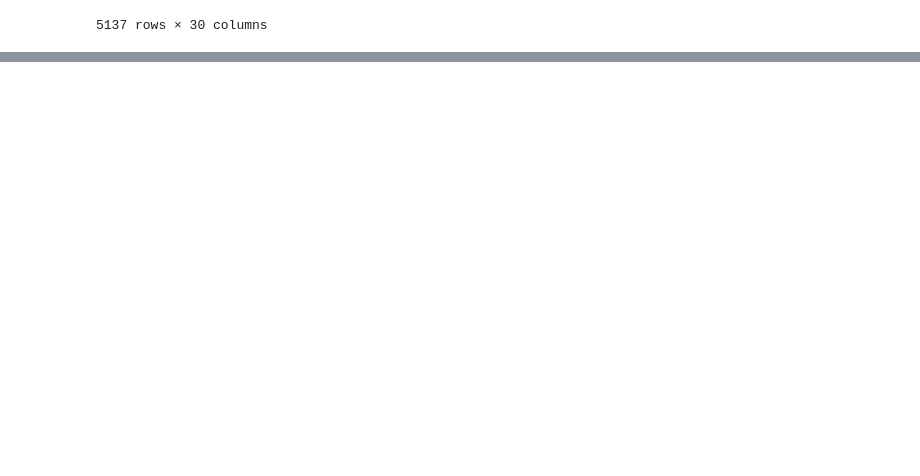
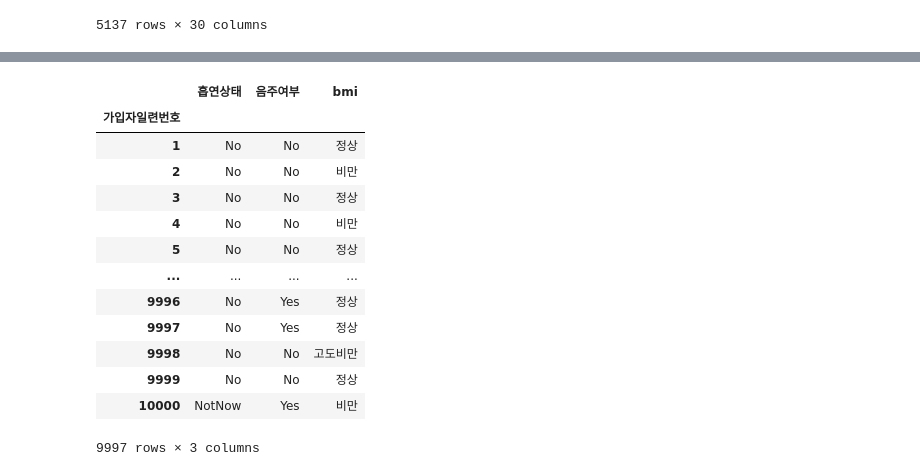
Before and after one commit to hurrayay/DataMining, a Jupyter notebook: health.ipynb, the cells around one changed output, grey strips where cells are left out. Cells and saved outputs as stored; diff of their text form; code cells hidden in the pictures; blank space fills up the shorter version.

```diff
--- a/health.ipynb
+++ b/health.ipynb
@@ -134 +145,28 @@ ValueError: The truth value of a Series is ambiguous. Use a.empty, a.bool(), a.i
+# %%
+df['bmi']='' #column에 bmi 추가 후 초기화
+healthy.loc[healthy['bmiset'] <18.5, 'bmi'] ='저체중'
+#loc문법 활용으로 bmiset이 18.5보다 작으면 bmi 열에 '정상' 으로 기록
+healthy.loc[(healthy['bmiset']>=18.5) & (healthy['bmiset']<23), 'bmi'] ='정상'
+#healthy['column'] 이 기본 형태이고 계산식이 두 개 이상이기에 ()을 각각 넣어준다.
+healthy.loc[(healthy['bmiset']>=23) & (healthy['bmiset']<25), 'bmi'] ='과체중'
+healthy.loc[(healthy['bmiset']>=25) & (healthy['bmiset']<30), 'bmi'] ='비만'
+healthy.loc[healthy['bmiset']>=30, 'bmi'] ='고도비만'
+
+health_final = healthy.iloc[:,[24,25,31]]
+health_final
+# %% [output]
+|  | 흡연상태 | 음주여부 | bmi |
+| 가입자일련번호 |  |  |  |
+| 1 | No | No | 정상 |
+| 2 | No | No | 비만 |
+| 3 | No | No | 정상 |
+| 4 | No | No | 비만 |
+| 5 | No | No | 정상 |
+| ... | ... | ... | ... |
+| 9996 | No | Yes | 정상 |
+| 9997 | No | Yes | 정상 |
+| 9998 | No | No | 고도비만 |
+| 9999 | No | No | 정상 |
+| 10000 | NotNow | Yes | 비만 |
+9997 rows × 3 columns
 # %%
```
Also changed, not shown: parts of 2 cells of this notebook.
